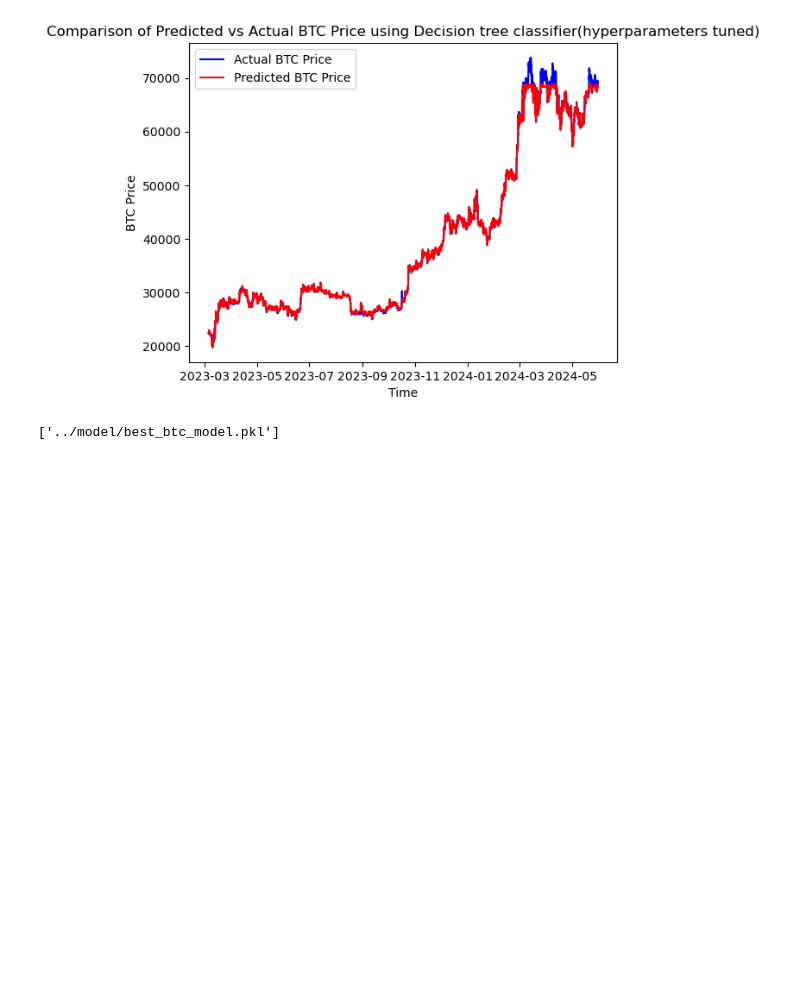
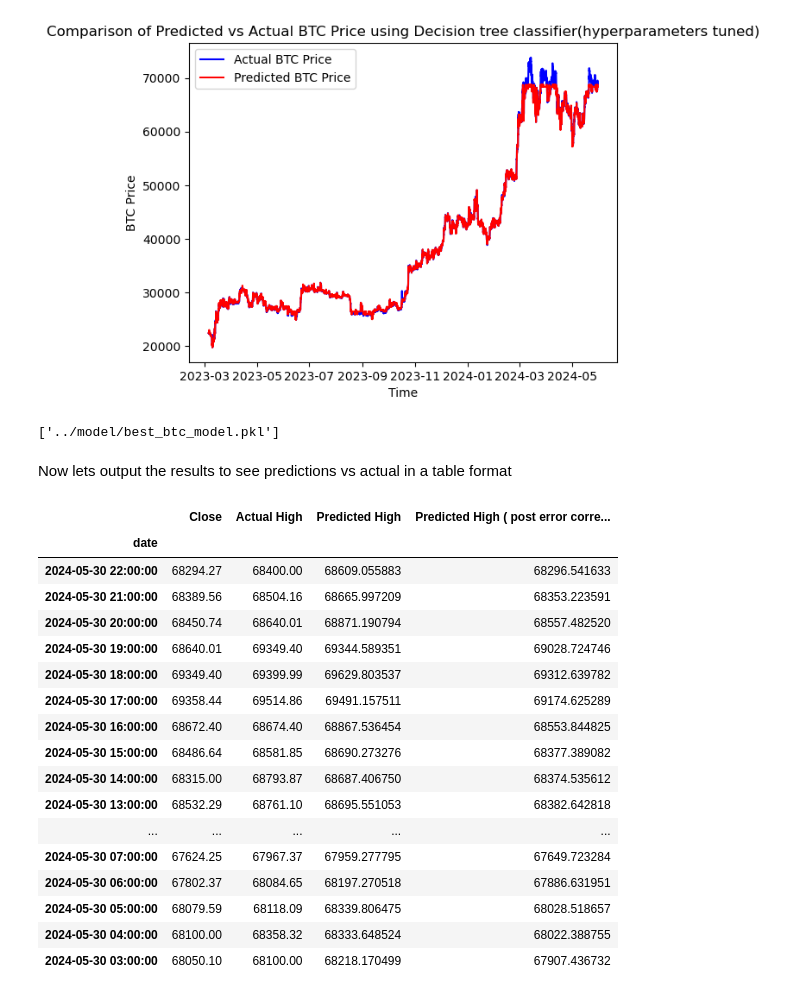
Before and after one commit to AjaydeepSamra/Capstone-demo, a Jupyter notebook: notebooks/04-modelling.ipynb, the cells around one changed output. Cells and saved outputs as stored; diff of their text form; code cells hidden in the pictures; blank space fills up the shorter version.

Commit message:
Made a final table showing the model predictions vs Actual Results

```diff
--- a/notebooks/04-modelling.ipynb
+++ b/notebooks/04-modelling.ipynb
@@ -256,3 +256,31 @@ import joblib
 joblib.dump(lr_model, '../model/best_btc_model.pkl')
 # %% [output]
 ['../model/best_btc_model.pkl']
+# %% [markdown]
+Now lets output the results to see predictions vs actual in a table format
+# %%
+results = pd.DataFrame({'Close': df['close'],'Actual High': y_test,'Predicted High': y_pred_lr,}, index=y_test.index)
+# %%
+post_error = results['Predicted High']- (results['Predicted High'] * 0.004555)
+# %%
+results['Predicted High ( post error correction)'] = post_error
+results.head(20)
+# %% [output]
+|  | Close | Actual High | Predicted High | Predicted High ( post error corre... |
+| date |  |  |  |  |
+| 2024-05-30 22:00:00 | 68294.27 | 68400.00 | 68609.055883 | 68296.541633 |
+| 2024-05-30 21:00:00 | 68389.56 | 68504.16 | 68665.997209 | 68353.223591 |
+| 2024-05-30 20:00:00 | 68450.74 | 68640.01 | 68871.190794 | 68557.482520 |
+| 2024-05-30 19:00:00 | 68640.01 | 69349.40 | 69344.589351 | 69028.724746 |
+| 2024-05-30 18:00:00 | 69349.40 | 69399.99 | 69629.803537 | 69312.639782 |
+| 2024-05-30 17:00:00 | 69358.44 | 69514.86 | 69491.157511 | 69174.625289 |
+| 2024-05-30 16:00:00 | 68672.40 | 68674.40 | 68867.536454 | 68553.844825 |
+| 2024-05-30 15:00:00 | 68486.64 | 68581.85 | 68690.273276 | 68377.389082 |
+| 2024-05-30 14:00:00 | 68315.00 | 68793.87 | 68687.406750 | 68374.535612 |
+| 2024-05-30 13:00:00 | 68532.29 | 68761.10 | 68695.551053 | 68382.642818 |
+| ... | ... | ... | ... | ... |
+| 2024-05-30 07:00:00 | 67624.25 | 67967.37 | 67959.277795 | 67649.723284 |
+| 2024-05-30 06:00:00 | 67802.37 | 68084.65 | 68197.270518 | 67886.631951 |
+| 2024-05-30 05:00:00 | 68079.59 | 68118.09 | 68339.806475 | 68028.518657 |
+| 2024-05-30 04:00:00 | 68100.00 | 68358.32 | 68333.648524 | 68022.388755 |
+| 2024-05-30 03:00:00 | 68050.10 | 68100.00 | 68218.170499 | 67907.436732 |
```
Also changed, not shown: parts of 1 cell of this notebook.
